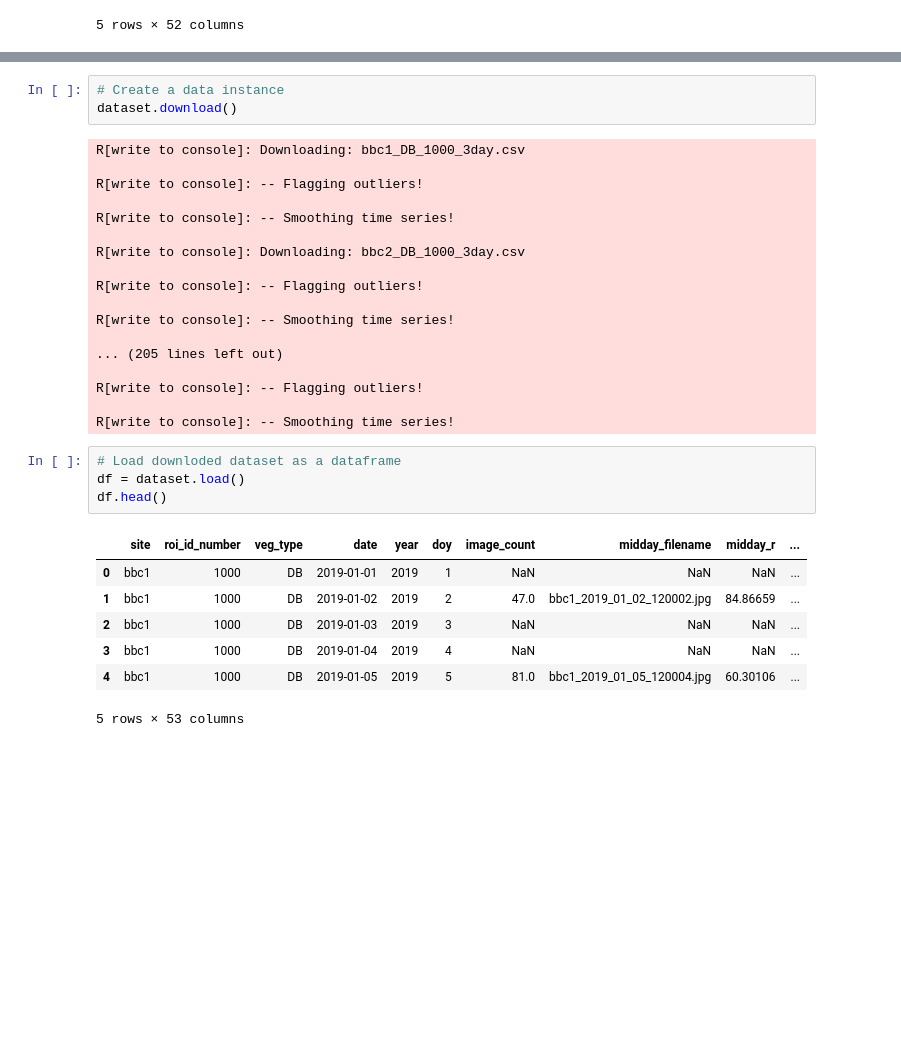
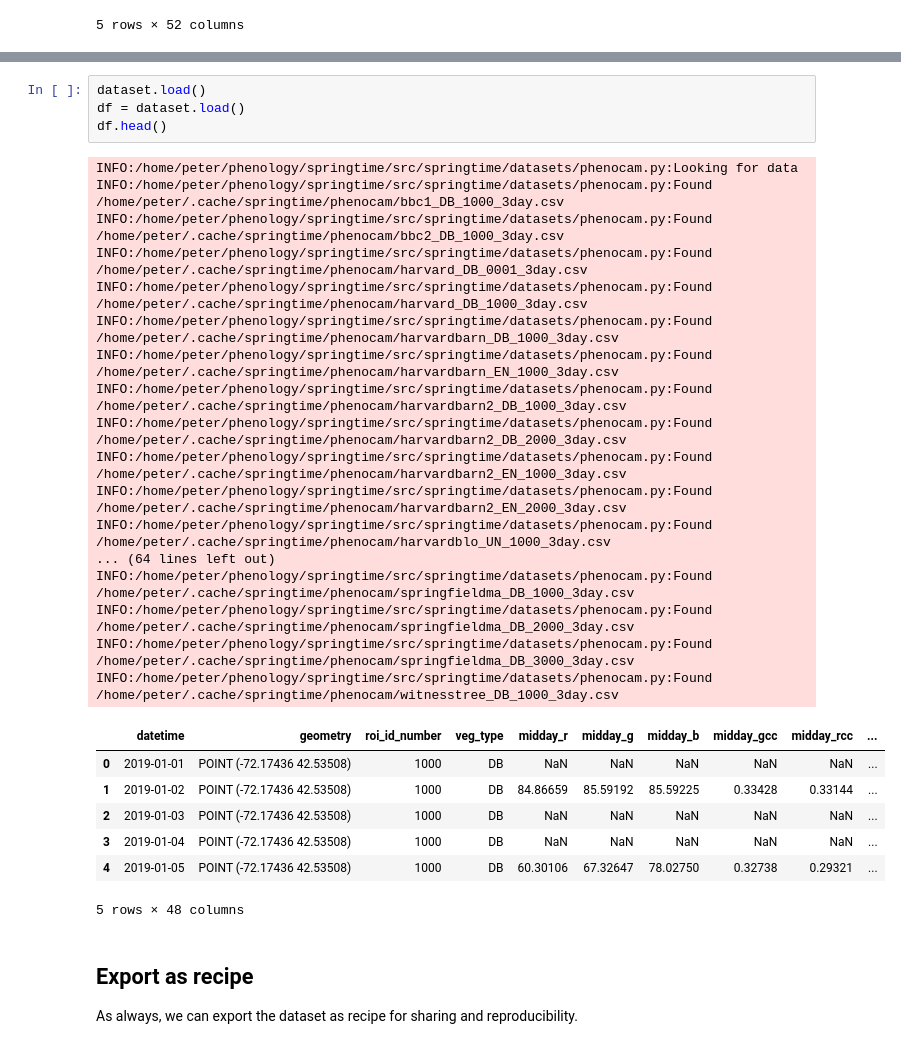
Before and after one commit to phenology/springtime, a Jupyter notebook: docs/user_guide/datasets/phenocam.ipynb, the cells around one changed output, grey strips where cells are left out. Saved outputs shown, nothing was run; the diff lists cells and outputs as text; blank space fills up the shorter version.

Commit message:
Improve phenocam tutorial notebook

```diff
--- a/docs/user_guide/datasets/phenocam.ipynb
+++ b/docs/user_guide/datasets/phenocam.ipynb
@@ -99,36 +129,36 @@ Phenocam(
     roi_id=None,
     area=NamedArea(name='harvard', bbox=BoundingBox(xmin=-73.0, ymin=42.0, xmax=-72.0, ymax=43.0))
 )
-# %%
-# Create a data instance
-dataset.download()
-# %% [output]
-R[write to console]: Downloading: bbc1_DB_1000_3day.csv
-
-R[write to console]: -- Flagging outliers!
-
-R[write to console]: -- Smoothing time series!
-
-R[write to console]: Downloading: bbc2_DB_1000_3day.csv
-
-R[write to console]: -- Flagging outliers!
-
-R[write to console]: -- Smoothing time series!
-
-... (205 lines left out)
-
-R[write to console]: -- Flagging outliers!
-
-R[write to console]: -- Smoothing time series!
 # %%
-# Load downloded dataset as a dataframe
+dataset.load()
 df = dataset.load()
 df.head()
 # %% [output]
+INFO:/home/peter/phenology/springtime/src/springtime/datasets/phenocam.py:Looking for data
+INFO:/home/peter/phenology/springtime/src/springtime/datasets/phenocam.py:Found /home/peter/.cache/springtime/phenocam/bbc1_DB_1000_3day.csv
+INFO:/home/peter/phenology/springtime/src/springtime/datasets/phenocam.py:Found /home/peter/.cache/springtime/phenocam/bbc2_DB_1000_3day.csv
+INFO:/home/peter/phenology/springtime/src/springtime/datasets/phenocam.py:Found /home/peter/.cache/springtime/phenocam/harvard_DB_0001_3day.csv
+INFO:/home/peter/phenology/springtime/src/springtime/datasets/phenocam.py:Found /home/peter/.cache/springtime/phenocam/harvard_DB_1000_3day.csv
+INFO:/home/peter/phenology/springtime/src/springtime/datasets/phenocam.py:Found /home/peter/.cache/springtime/phenocam/harvardbarn_DB_1000_3day.csv
+INFO:/home/peter/phenology/springtime/src/springtime/datasets/phenocam.py:Found /home/peter/.cache/springtime/phenocam/harvardbarn_EN_1000_3day.csv
+INFO:/home/peter/phenology/springtime/src/springtime/datasets/phenocam.py:Found /home/peter/.cache/springtime/phenocam/harvardbarn2_DB_1000_3day.csv
+INFO:/home/peter/phenology/springtime/src/springtime/datasets/phenocam.py:Found /home/peter/.cache/springtime/phenocam/harvardbarn2_DB_2000_3day.csv
+INFO:/home/peter/phenology/springtime/src/springtime/datasets/phenocam.py:Found /home/peter/.cache/springtime/phenocam/harvardbarn2_EN_1000_3day.csv
+INFO:/home/peter/phenology/springtime/src/springtime/datasets/phenocam.py:Found /home/peter/.cache/springtime/phenocam/harvardbarn2_EN_2000_3day.csv
+INFO:/home/peter/phenology/springtime/src/springtime/datasets/phenocam.py:Found /home/peter/.cache/springtime/phenocam/harvardblo_UN_1000_3day.csv
+... (64 lines left out)
+INFO:/home/peter/phenology/springtime/src/springtime/datasets/phenocam.py:Found /home/peter/.cache/springtime/phenocam/springfieldma_DB_1000_3day.csv
+INFO:/home/peter/phenology/springtime/src/springtime/datasets/phenocam.py:Found /home/peter/.cache/springtime/phenocam/springfieldma_DB_2000_3day.csv
+INFO:/home/peter/phenology/springtime/src/springtime/datasets/phenocam.py:Found /home/peter/.cache/springtime/phenocam/springfieldma_DB_3000_3day.csv
+INFO:/home/peter/phenology/springtime/src/springtime/datasets/phenocam.py:Found /home/peter/.cache/springtime/phenocam/witnesstree_DB_1000_3day.csv
-|  | site | roi_id_number | veg_type | date | year | doy | image_count | midday_filename | midday_r | ... |
-| 0 | bbc1 | 1000 | DB | 2019-01-01 | 2019 | 1 | NaN | NaN | NaN | ... |
-| 1 | bbc1 | 1000 | DB | 2019-01-02 | 2019 | 2 | 47.0 | bbc1_2019_01_02_120002.jpg | 84.86659 | ... |
-| 2 | bbc1 | 1000 | DB | 2019-01-03 | 2019 | 3 | NaN | NaN | NaN | ... |
-| 3 | bbc1 | 1000 | DB | 2019-01-04 | 2019 | 4 | NaN | NaN | NaN | ... |
-| 4 | bbc1 | 1000 | DB | 2019-01-05 | 2019 | 5 | 81.0 | bbc1_2019_01_05_120004.jpg | 60.30106 | ... |
+|  | datetime | geometry | roi_id_number | veg_type | midday_r | midday_g | midday_b | midday_gcc | midday_rcc | ... |
+| 0 | 2019-01-01 | POINT (-72.17436 42.53508) | 1000 | DB | NaN | NaN | NaN | NaN | NaN | ... |
+| 1 | 2019-01-02 | POINT (-72.17436 42.53508) | 1000 | DB | 84.86659 | 85.59192 | 85.59225 | 0.33428 | 0.33144 | ... |
+| 2 | 2019-01-03 | POINT (-72.17436 42.53508) | 1000 | DB | NaN | NaN | NaN | NaN | NaN | ... |
+| 3 | 2019-01-04 | POINT (-72.17436 42.53508) | 1000 | DB | NaN | NaN | NaN | NaN | NaN | ... |
+| 4 | 2019-01-05 | POINT (-72.17436 42.53508) | 1000 | DB | 60.30106 | 67.32647 | 78.02750 | 0.32738 | 0.29321 | ... |
-5 rows × 53 columns
+5 rows × 48 columns
+# %% [markdown]
+## Export as recipe
+
+As always, we can export the dataset as recipe for sharing and reproducibility.
```
Also changed, not shown: parts of 21 cells of this notebook, 1 other file.
